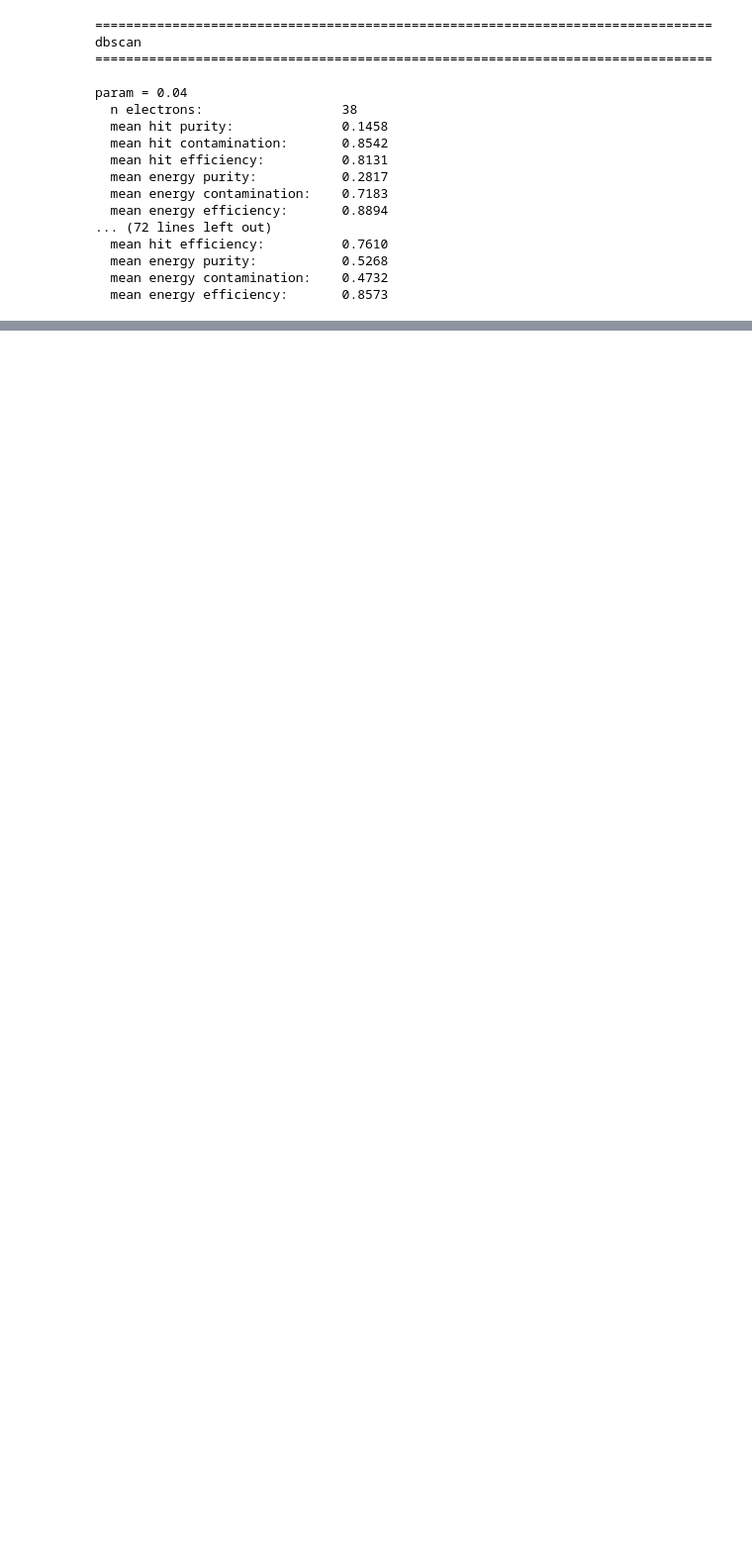
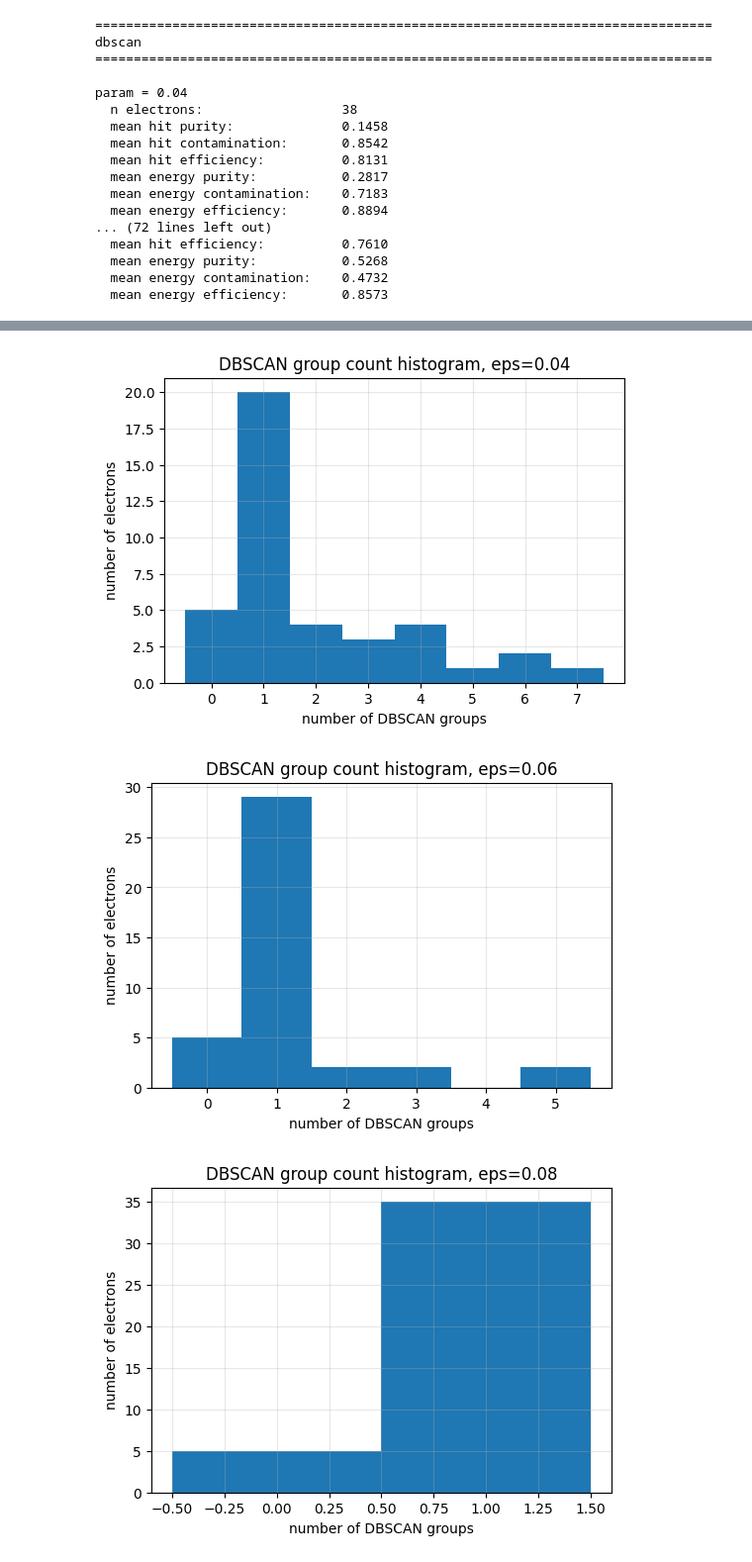
Before and after one commit to lambertloic2005/colliderml-electron-calo, a Jupyter notebook: notebooks/analyze_cluster_purity.ipynb, the cells around one changed output, grey strips where cells are left out. Shown at 99% size. Saved outputs shown, nothing was run; the diff lists cells and outputs as text; code cells hidden in the pictures; blank space fills up the shorter version.

```diff
--- a/notebooks/analyze_cluster_purity.ipynb
+++ b/notebooks/analyze_cluster_purity.ipynb
@@ -787,0 +1146,20 @@ param = 0.04
+# %%
+for eps in sorted(groups_df["eps"].unique()):
+    sub = groups_df[groups_df["eps"] == eps]
+
+    fig, ax = plt.subplots(figsize=(6, 4))
+
+    bins = np.arange(sub["n_clusters"].min(), sub["n_clusters"].max() + 2) - 0.5
+
+    ax.hist(sub["n_clusters"], bins=bins)
+
+    ax.set_xlabel("number of DBSCAN groups")
+    ax.set_ylabel("number of electrons")
+    ax.set_title(f"DBSCAN group count histogram, eps={eps}")
+    ax.grid(True, alpha=0.3)
+
+    plt.show()
+# %% [output]
+[figure, added]
+[figure, added]
+[figure, added]
```
Also changed, not shown: parts of 8 cells of this notebook, 16 other files.
